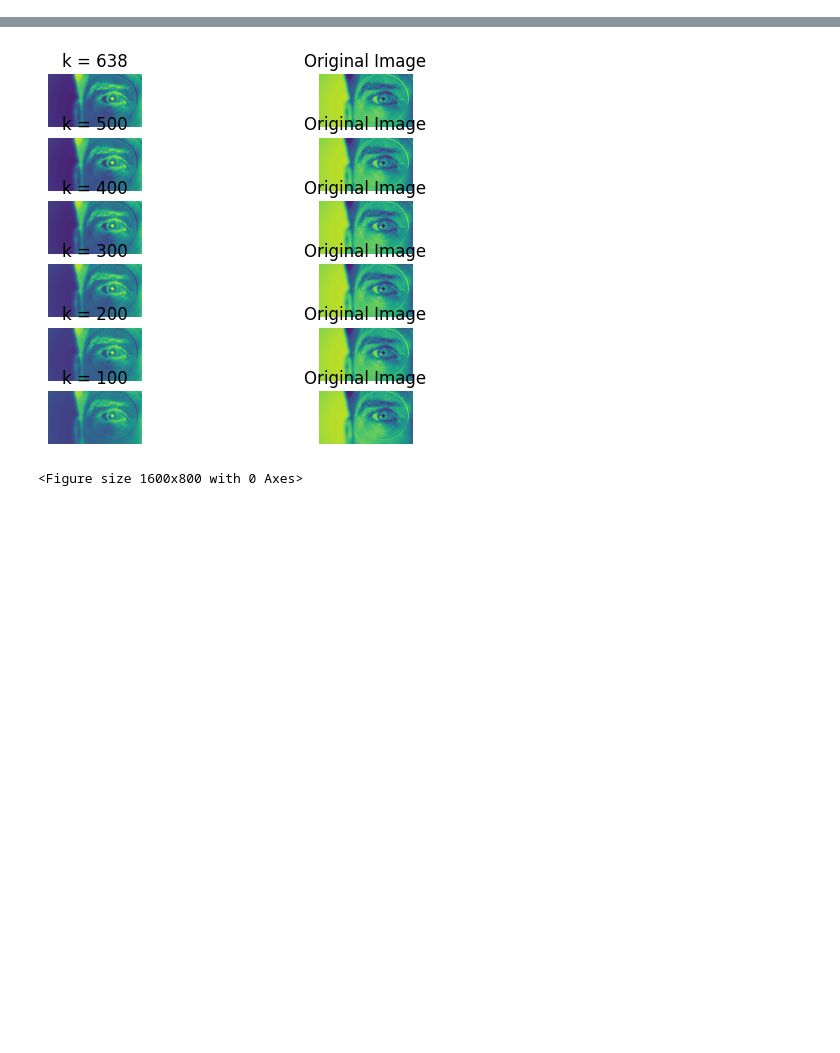
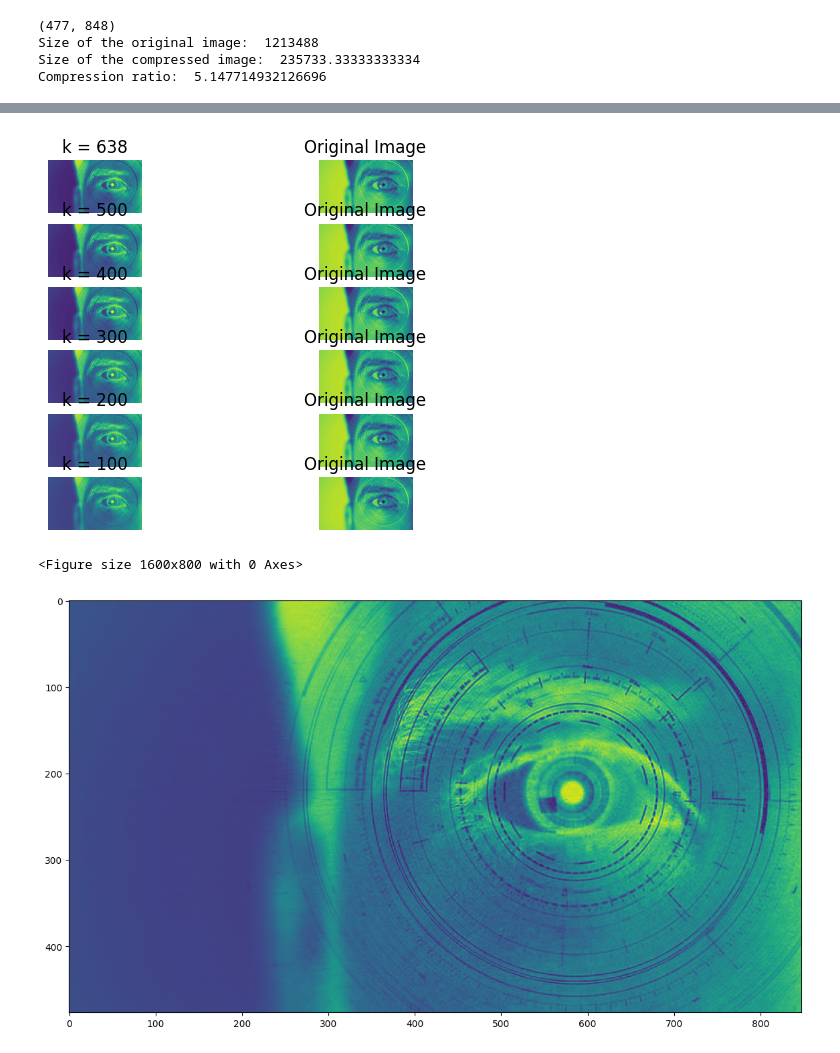
Before and after one commit to kumarkarna2/Statistics, a Jupyter notebook: pcaVSsvd.ipynb, the cells around one changed output, grey strips where cells are left out. Cells and saved outputs as stored; diff of their text form; code cells hidden in the pictures; blank space fills up the shorter version.

```diff
--- a/pcaVSsvd.ipynb
+++ b/pcaVSsvd.ipynb
@@ -7,32 +7,47 @@ from scipy.linalg import svd
 
 
 
 img = cv2.imread('img.jpg')
 plt.imshow(img)
 gImg = rgb2gray(img)
+print(gImg.shape)
 
 # Compute the SVD of the image
 U, S, V = svd(gImg,full_matrices=False)
 S=np.diag(S)
 comps = [638, 500, 400, 300, 200, 100]
 
 fig,ax=plt.subplots(6,2)
 plt.figure(figsize=(16, 8))
 curFig=0
 
 for i in range(len(comps)):
     low_rank = U[:, : comps[i]] @ S[0:comps[i], :comps[i]] @ V[: comps[i], :]
     ax[curFig][0].imshow(256-low_rank)
     ax[curFig][0].set_title("k = " +str(comps[i]))
     ax[curFig,0].axis('off')
     ax[curFig][1].set_title("Original Image")
     ax[curFig][1].imshow(gImg)
     ax[curFig,1].axis('off')
     curFig+=1
 
+h,w,c=img.shape
 
-plt.show()
+
+low_rank = U[:, : comps[5]] @ S[0:comps[5], :comps[5]] @ V[: comps[5], :]
+plt.figure(figsize=(16, 8))
+plt.imshow(256-low_rank)
+
+size = (comps[5]*h+comps[5]+comps[5]*w)/h*w
+print("Size of the original image: ",h*w*c)
+print("Size of the compressed image: ",size)
+print("Compression ratio: ",h*w*c/size)
 # %% [output]
+(477, 848)
+Size of the original image:  1213488
+Size of the compressed image:  235733.33333333334
+Compression ratio:  5.147714932126696
 [figure]
 [figure]
-<Figure size 1600x800 with 0 Axes>
+<Figure size 1600x800 with 0 Axes>
+[figure, added]
```
Also changed, not shown: 15 other files.
